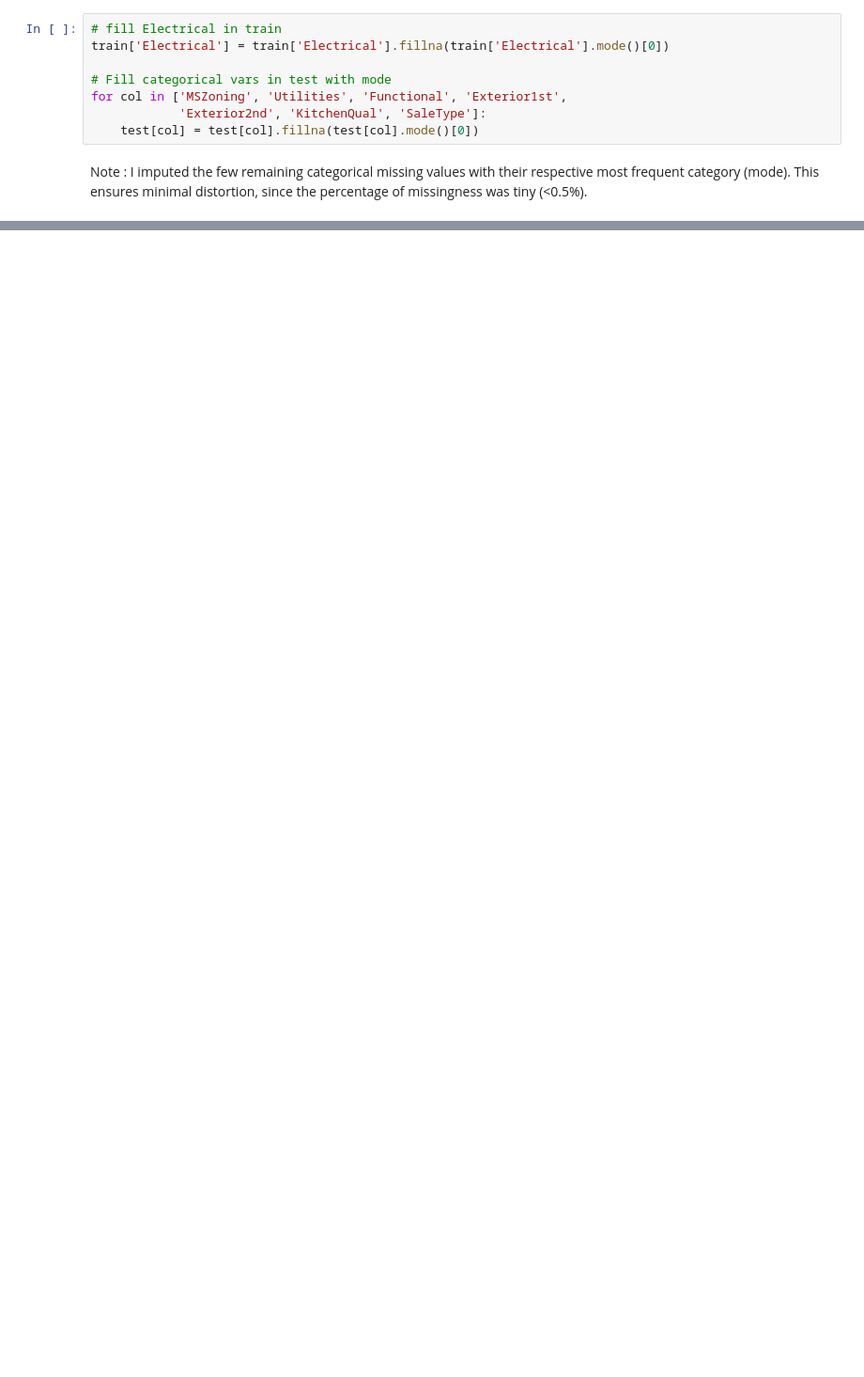
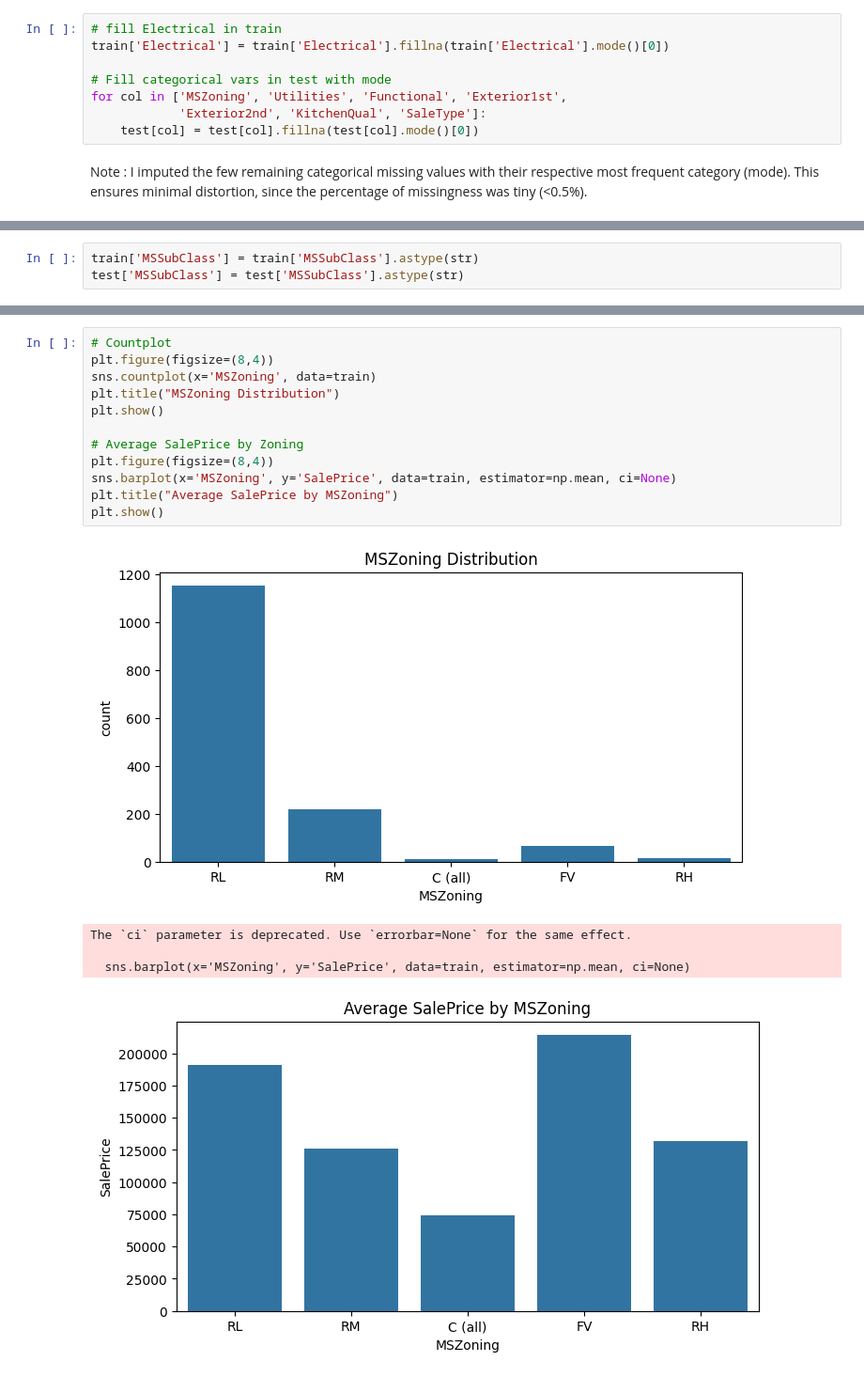
Before and after one commit to Aman-sys-ui/EDA, a Jupyter notebook: House_Price/House_Price_prediction.ipynb, the cells around one changed output, grey strips where cells are left out. Shown at 94% size. Cells and saved outputs as stored; diff of their text form; blank space fills up the shorter version.

```diff
--- a/House_Price/House_Price_prediction.ipynb
+++ b/House_Price/House_Price_prediction.ipynb
@@ -111,0 +380,3 @@ print(test.isnull().sum().sort_values(ascending = False).head(10))
+# %%
+train['MSSubClass'] = train['MSSubClass'].astype(str)
+test['MSSubClass'] = test['MSSubClass'].astype(str)
@@ -111,0 +398,18 @@ print(test.isnull().sum().sort_values(ascending = False).head(10))
+# %%
+# Countplot
+plt.figure(figsize=(8,4))
+sns.countplot(x='MSZoning', data=train)
+plt.title("MSZoning Distribution")
+plt.show()
+
+# Average SalePrice by Zoning
+plt.figure(figsize=(8,4))
+sns.barplot(x='MSZoning', y='SalePrice', data=train, estimator=np.mean, ci=None)
+plt.title("Average SalePrice by MSZoning")
+plt.show()
+# %% [output]
+[figure, added]
+The `ci` parameter is deprecated. Use `errorbar=None` for the same effect.
+
+  sns.barplot(x='MSZoning', y='SalePrice', data=train, estimator=np.mean, ci=None)
+[figure, added]
```
Also changed, not shown: parts of 69 cells of this notebook.
